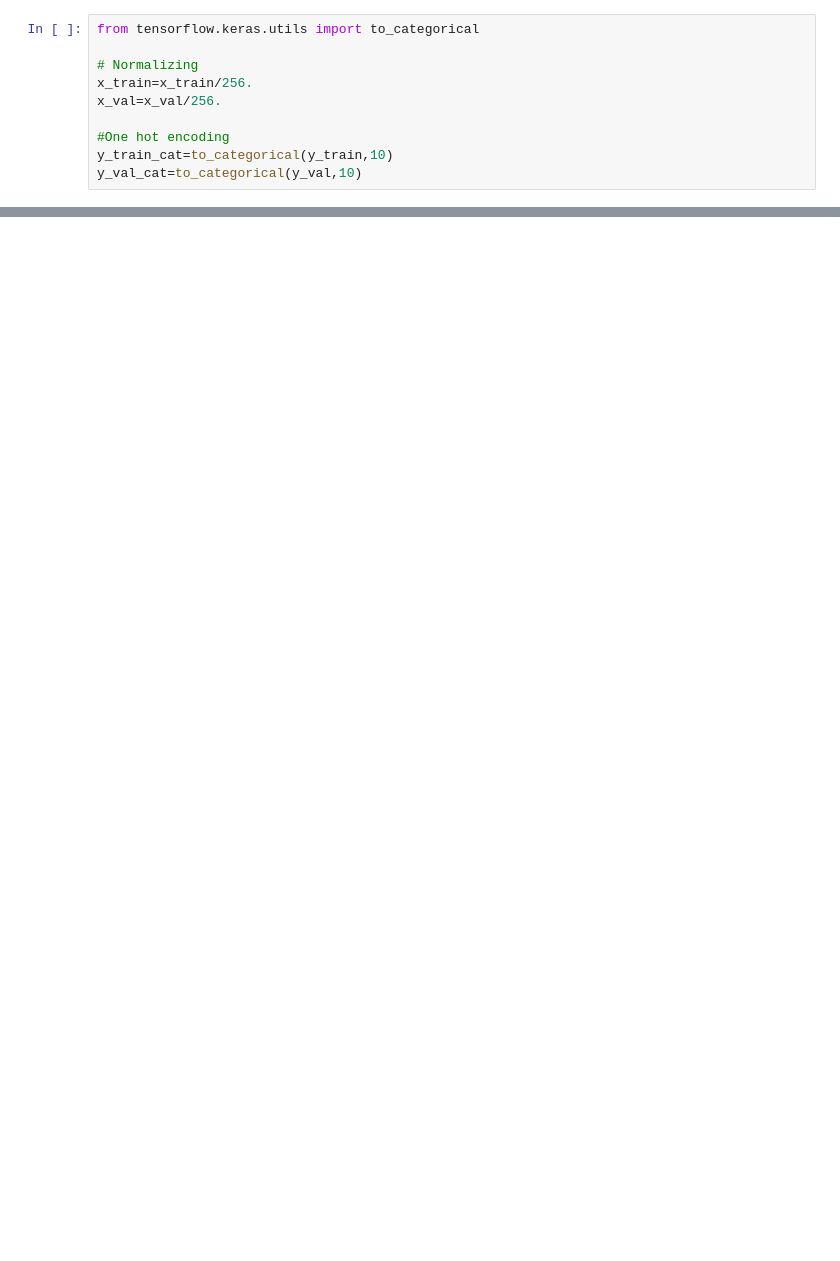
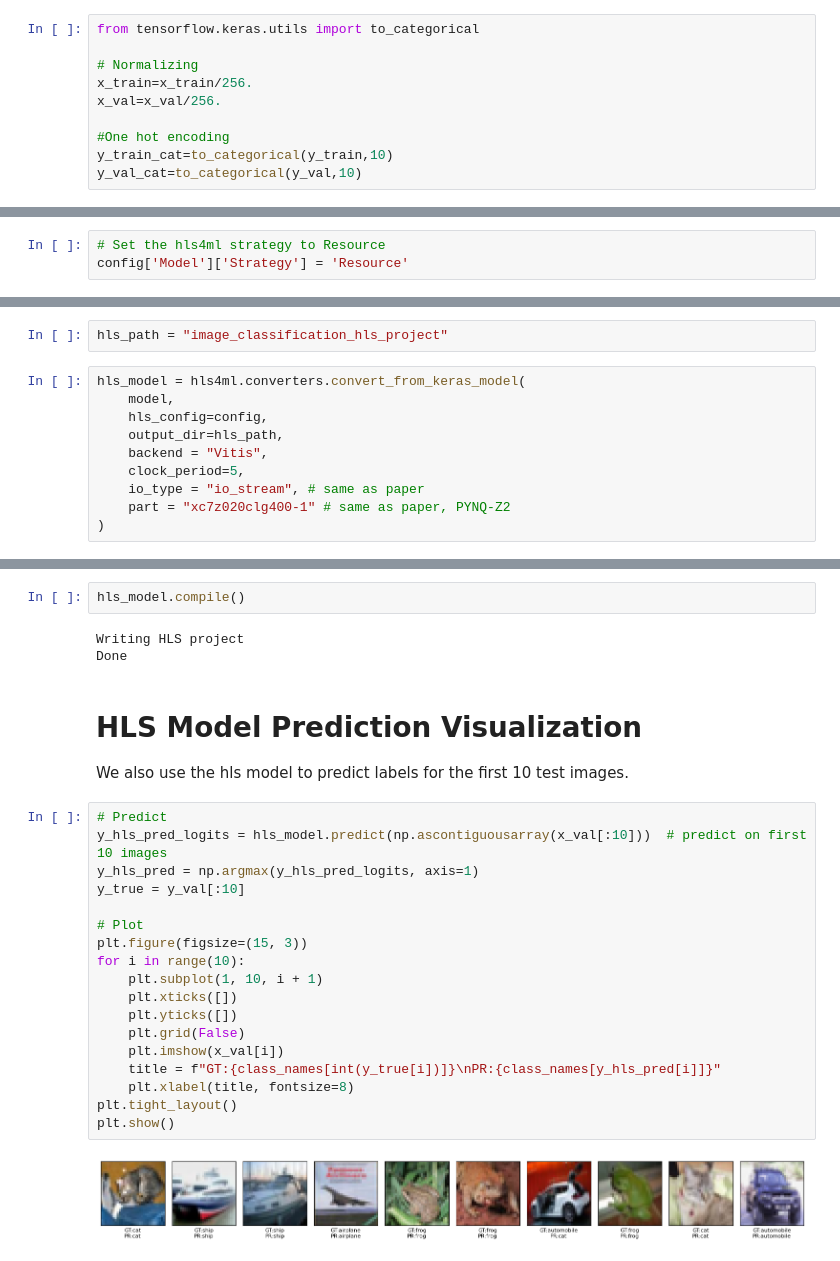
Before and after one commit to vic9112/FPGA_Challenge2025_Qualifying_Round_Challenge, a Jupyter notebook: End_to_end_examples/imageclassifiaction-qat-hls4ml-end-to-end-example.ipynb, the cells around one changed output, grey strips where cells are left out. Drawn from its saved outputs; the diff is of its cells as text; blank space fills up the shorter version.

```diff
--- a/End_to_end_examples/imageclassifiaction-qat-hls4ml-end-to-end-example.ipynb
+++ b/End_to_end_examples/imageclassifiaction-qat-hls4ml-end-to-end-example.ipynb
@@ -153,0 +298,3 @@ Submission file saved: submission_v1.csv
+# %%
+# Set the hls4ml strategy to Resource
+config['Model']['Strategy'] = 'Resource'
@@ -153,0 +321,12 @@ Submission file saved: submission_v1.csv
+# %%
+hls_path = "image_classification_hls_project"
+# %%
+hls_model = hls4ml.converters.convert_from_keras_model(
+    model,
+    hls_config=config,
+    output_dir=hls_path,
+    backend = "Vitis",
+    clock_period=5,
+    io_type = "io_stream", # same as paper
+    part = "xc7z020clg400-1" # same as paper, PYNQ-Z2
+)
@@ -153,0 +351,29 @@ Submission file saved: submission_v1.csv
+# %%
+hls_model.compile()
+# %% [output]
+Writing HLS project
+Done
+# %% [markdown]
+# HLS Model Prediction Visualization
+
+We also use the hls model to predict labels for the first 10 test images.
+# %%
+# Predict
+y_hls_pred_logits = hls_model.predict(np.ascontiguousarray(x_val[:10]))  # predict on first 10 images
+y_hls_pred = np.argmax(y_hls_pred_logits, axis=1)
+y_true = y_val[:10]
+
+# Plot
+plt.figure(figsize=(15, 3))
+for i in range(10):
+    plt.subplot(1, 10, i + 1)
+    plt.xticks([])
+    plt.yticks([])
+    plt.grid(False)
+    plt.imshow(x_val[i])
+    title = f"GT:{class_names[int(y_true[i])]}\nPR:{class_names[y_hls_pred[i]]}"
+    plt.xlabel(title, fontsize=8)
+plt.tight_layout()
+plt.show()
+# %% [output]
+[figure, added]
```
Also changed, not shown: parts of 46 cells of this notebook.
